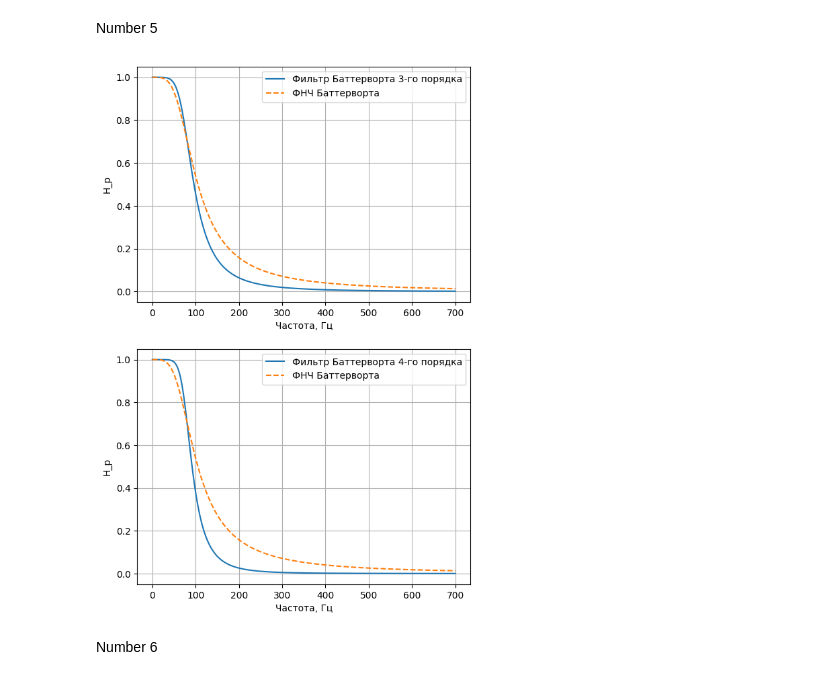
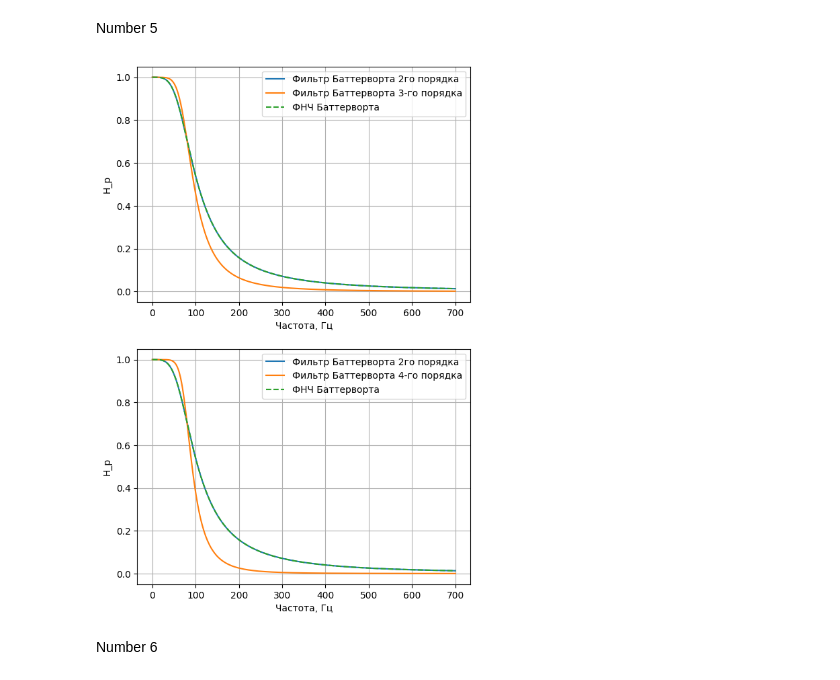
Before and after one commit to NikitaGoltsev/Digital_signals, a Jupyter notebook: lab4.ipynb, the cells around one changed output. Saved outputs shown, nothing was run; the diff lists cells and outputs as text; code cells hidden in the pictures.

```diff
--- a/lab4.ipynb
+++ b/lab4.ipynb
@@ -269,34 +269,35 @@ Number 5
 def H_p(w, wc, n): # Фильтр высоких частот порядка n
     s = 1j * w / wc
     poles = []
     for k in range(n):
         pole = np.exp(1j * np.pi * (n + 2 * k + 1) / (2 * n))
         poles.append(pole)
 
     polynomial = 1
     for pole in poles:
         polynomial *= (s - pole)
     #print(f"Полюсы фильтра Баттерворта {n}-го порядка:", poles)
     return 1 / polynomial
 def butter_lpf(w, wc):
     return wc**2 / (-w**2 + 1j * np.sqrt(2) * wc * w + wc**2)
 wc = 80 # частота среза
 w = np.linspace(0, 700, 10000)
 ns = [3, 4]
 fig, axes = plt.subplots(len(ns))
 fig.set_figheight(10)
 
 for i, n in enumerate(ns):
+    axes[i].plot(w, abs(H_p(w, wc, 2)), label = f"Фильтр Баттерворта 2го порядка")
     axes[i].plot(w, abs(H_p(w, wc, n)), label = f"Фильтр Баттерворта {n}-го порядка")
     axes[i].plot(w, abs(butter_lpf(w, wc)), label = "ФНЧ Баттерворта", linestyle='dashed')
     axes[i].set_xlabel("Частота, Гц")
     axes[i].set_ylabel("H_p")
     axes[i].legend()
     axes[i].grid()
 
 plt.show()
 # %% [output]
-[figure, old version]
+[figure, new version]
 # %% [markdown]
 Number 6
 # %%
```
